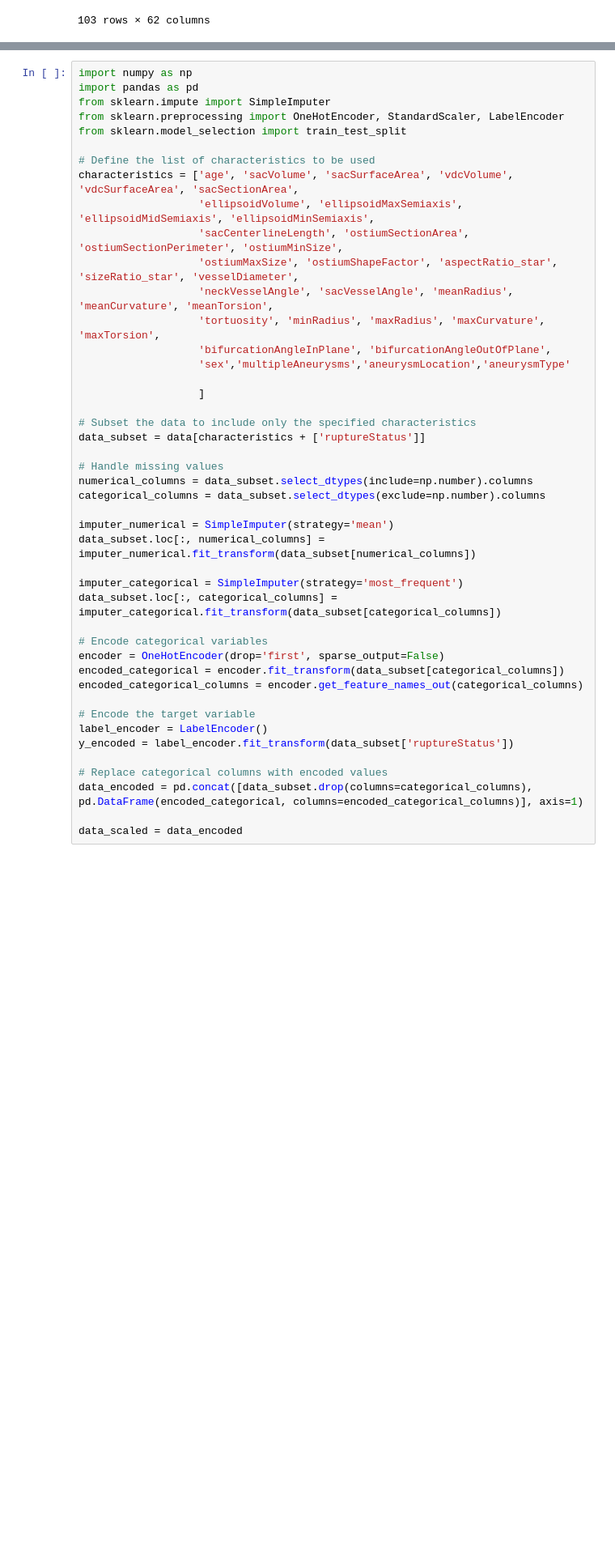
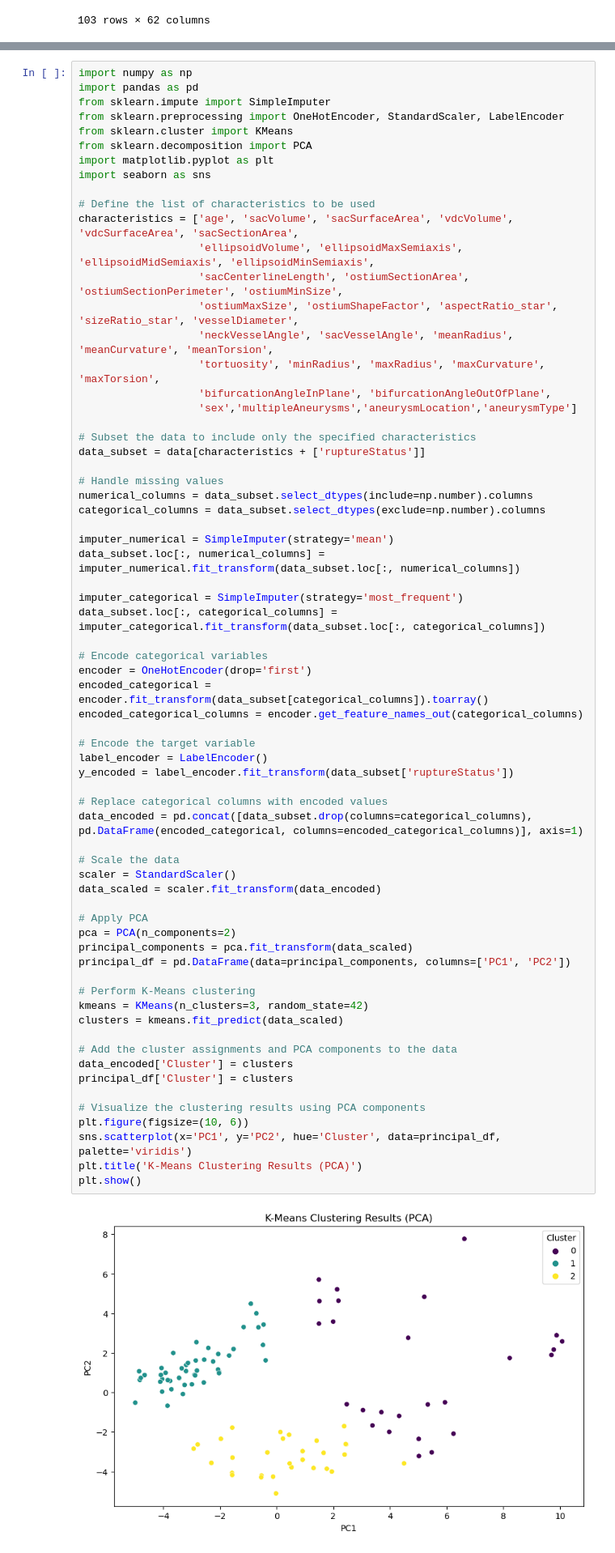
Before and after one commit to shrinitbabel/Aneurysm-CFD-Supervised-Clustering, a Jupyter notebook: Aneurysm EDA.ipynb, the cells around one changed output, grey strips where cells are left out. Shown: that part at 81% size. Cells and saved outputs as stored; diff of their text form; blank space fills up the shorter version.

```diff
--- a/Aneurysm EDA.ipynb
+++ b/Aneurysm EDA.ipynb
@@ -55,43 +55,67 @@ import numpy as np
 import pandas as pd
 from sklearn.impute import SimpleImputer
 from sklearn.preprocessing import OneHotEncoder, StandardScaler, LabelEncoder
-from sklearn.model_selection import train_test_split
+from sklearn.cluster import KMeans
+from sklearn.decomposition import PCA
+import matplotlib.pyplot as plt
+import seaborn as sns
 
 # Define the list of characteristics to be used
 characteristics = ['age', 'sacVolume', 'sacSurfaceArea', 'vdcVolume', 'vdcSurfaceArea', 'sacSectionArea',
                    'ellipsoidVolume', 'ellipsoidMaxSemiaxis', 'ellipsoidMidSemiaxis', 'ellipsoidMinSemiaxis',
                    'sacCenterlineLength', 'ostiumSectionArea', 'ostiumSectionPerimeter', 'ostiumMinSize',
                    'ostiumMaxSize', 'ostiumShapeFactor', 'aspectRatio_star', 'sizeRatio_star', 'vesselDiameter',
                    'neckVesselAngle', 'sacVesselAngle', 'meanRadius', 'meanCurvature', 'meanTorsion',
                    'tortuosity', 'minRadius', 'maxRadius', 'maxCurvature', 'maxTorsion',
                    'bifurcationAngleInPlane', 'bifurcationAngleOutOfPlane',
-                   'sex','multipleAneurysms','aneurysmLocation','aneurysmType'
-
-                   ]
+                   'sex','multipleAneurysms','aneurysmLocation','aneurysmType']
 
 # Subset the data to include only the specified characteristics
 data_subset = data[characteristics + ['ruptureStatus']]
 
 # Handle missing values
 numerical_columns = data_subset.select_dtypes(include=np.number).columns
 categorical_columns = data_subset.select_dtypes(exclude=np.number).columns
 
 imputer_numerical = SimpleImputer(strategy='mean')
-data_subset.loc[:, numerical_columns] = imputer_numerical.fit_transform(data_subset[numerical_columns])
+data_subset.loc[:, numerical_columns] = imputer_numerical.fit_transform(data_subset.loc[:, numerical_columns])
 
 imputer_categorical = SimpleImputer(strategy='most_frequent')
-data_subset.loc[:, categorical_columns] = imputer_categorical.fit_transform(data_subset[categorical_columns])
+data_subset.loc[:, categorical_columns] = imputer_categorical.fit_transform(data_subset.loc[:, categorical_columns])
 
 # Encode categorical variables
-encoder = OneHotEncoder(drop='first', sparse_output=False)
-encoded_categorical = encoder.fit_transform(data_subset[categorical_columns])
+encoder = OneHotEncoder(drop='first')
+encoded_categorical = encoder.fit_transform(data_subset[categorical_columns]).toarray()
 encoded_categorical_columns = encoder.get_feature_names_out(categorical_columns)
 
 # Encode the target variable
 label_encoder = LabelEncoder()
 y_encoded = label_encoder.fit_transform(data_subset['ruptureStatus'])
 
 # Replace categorical columns with encoded values
 data_encoded = pd.concat([data_subset.drop(columns=categorical_columns), pd.DataFrame(encoded_categorical, columns=encoded_categorical_columns)], axis=1)
 
-data_scaled = data_encoded
+# Scale the data
+scaler = StandardScaler()
+data_scaled = scaler.fit_transform(data_encoded)
+
+# Apply PCA
+pca = PCA(n_components=2)
+principal_components = pca.fit_transform(data_scaled)
+principal_df = pd.DataFrame(data=principal_components, columns=['PC1', 'PC2'])
+
+# Perform K-Means clustering
+kmeans = KMeans(n_clusters=3, random_state=42)
+clusters = kmeans.fit_predict(data_scaled)
+
+# Add the cluster assignments and PCA components to the data
+data_encoded['Cluster'] = clusters
+principal_df['Cluster'] = clusters
+
+# Visualize the clustering results using PCA components
+plt.figure(figsize=(10, 6))
+sns.scatterplot(x='PC1', y='PC2', hue='Cluster', data=principal_df, palette='viridis')
+plt.title('K-Means Clustering Results (PCA)')
+plt.show()
+# %% [output]
+[figure, added]
```
Also changed, not shown: parts of 5 cells of this notebook, 1 other file.
